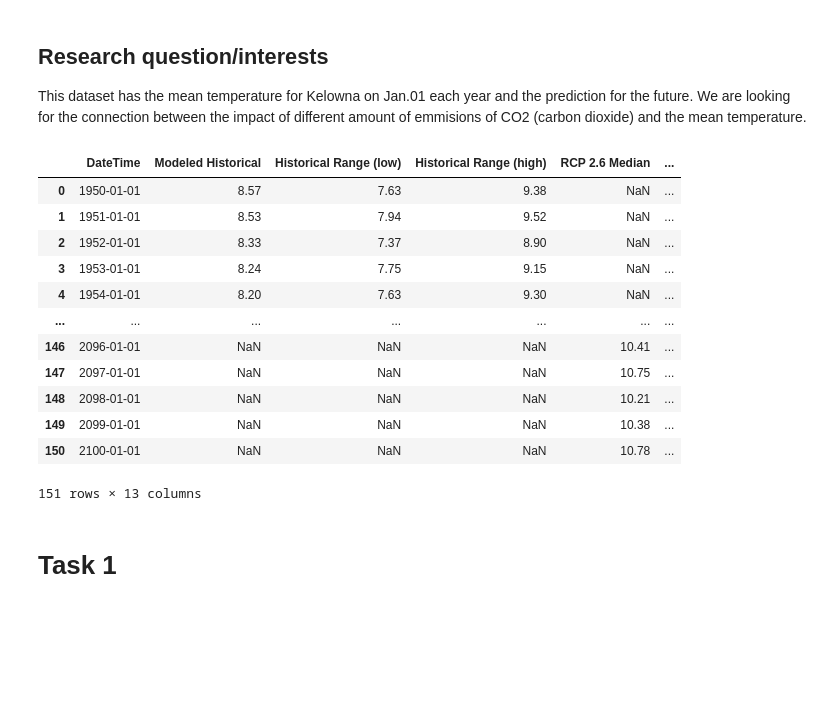
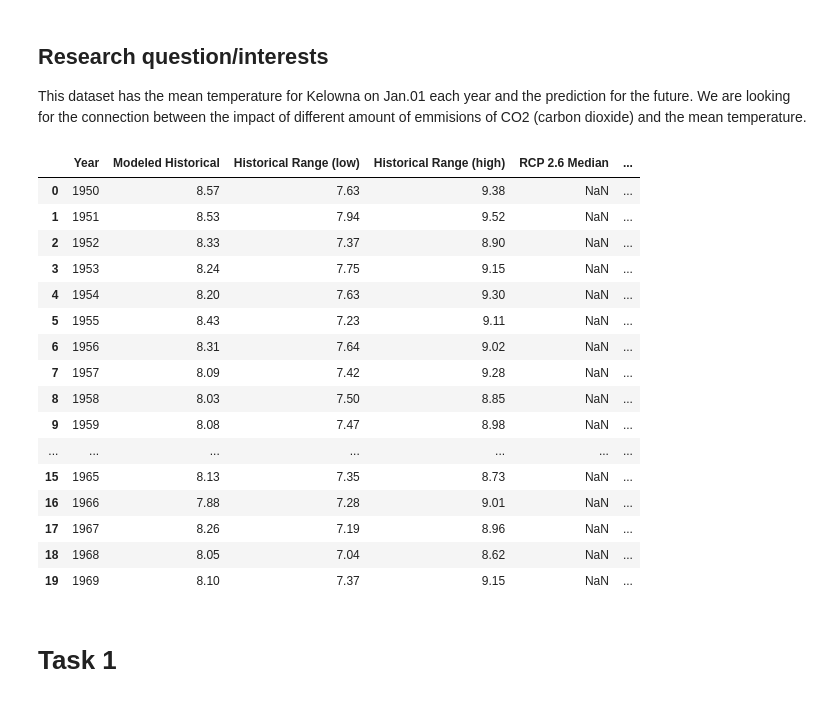
Before and after one commit to data301-2021-winter1/project-group70-project, a Jupyter notebook: notebooks/analysis1.ipynb, the cells around one changed output. Drawn from its saved outputs; the diff is of its cells as text; code cells hidden in the pictures; blank space fills up the shorter version.

```diff
--- a/notebooks/analysis1.ipynb
+++ b/notebooks/analysis1.ipynb
@@ -9,21 +9,25 @@ import matplotlib.pyplot as plt
 # %%
 meanTemp = pd.read_csv('../data/raw/Mean_Temperature.csv')
 # %%
-meanTemp
+meanTemp[0:20]
 # %% [output]
-|  | DateTime | Modeled Historical | Historical Range (low) | Historical Range (high) | RCP 2.6 Median | ... |
-| 0 | 1950-01-01 | 8.57 | 7.63 | 9.38 | NaN | ... |
-| 1 | 1951-01-01 | 8.53 | 7.94 | 9.52 | NaN | ... |
-| 2 | 1952-01-01 | 8.33 | 7.37 | 8.90 | NaN | ... |
-| 3 | 1953-01-01 | 8.24 | 7.75 | 9.15 | NaN | ... |
-| 4 | 1954-01-01 | 8.20 | 7.63 | 9.30 | NaN | ... |
+|  | Year | Modeled Historical | Historical Range (low) | Historical Range (high) | RCP 2.6 Median | ... |
+| 0 | 1950 | 8.57 | 7.63 | 9.38 | NaN | ... |
+| 1 | 1951 | 8.53 | 7.94 | 9.52 | NaN | ... |
+| 2 | 1952 | 8.33 | 7.37 | 8.90 | NaN | ... |
+| 3 | 1953 | 8.24 | 7.75 | 9.15 | NaN | ... |
+| 4 | 1954 | 8.20 | 7.63 | 9.30 | NaN | ... |
+| 5 | 1955 | 8.43 | 7.23 | 9.11 | NaN | ... |
+| 6 | 1956 | 8.31 | 7.64 | 9.02 | NaN | ... |
+| 7 | 1957 | 8.09 | 7.42 | 9.28 | NaN | ... |
+| 8 | 1958 | 8.03 | 7.50 | 8.85 | NaN | ... |
+| 9 | 1959 | 8.08 | 7.47 | 8.98 | NaN | ... |
 | ... | ... | ... | ... | ... | ... | ... |
-| 146 | 2096-01-01 | NaN | NaN | NaN | 10.41 | ... |
-| 147 | 2097-01-01 | NaN | NaN | NaN | 10.75 | ... |
-| 148 | 2098-01-01 | NaN | NaN | NaN | 10.21 | ... |
-| 149 | 2099-01-01 | NaN | NaN | NaN | 10.38 | ... |
-| 150 | 2100-01-01 | NaN | NaN | NaN | 10.78 | ... |
+| 15 | 1965 | 8.13 | 7.35 | 8.73 | NaN | ... |
+| 16 | 1966 | 7.88 | 7.28 | 9.01 | NaN | ... |
+| 17 | 1967 | 8.26 | 7.19 | 8.96 | NaN | ... |
+| 18 | 1968 | 8.05 | 7.04 | 8.62 | NaN | ... |
+| 19 | 1969 | 8.10 | 7.37 | 9.15 | NaN | ... |
-151 rows × 13 columns
 # %% [markdown]
 # Task 1
 # %%
```
Also changed, not shown: parts of 16 cells of this notebook, 2 other files.
